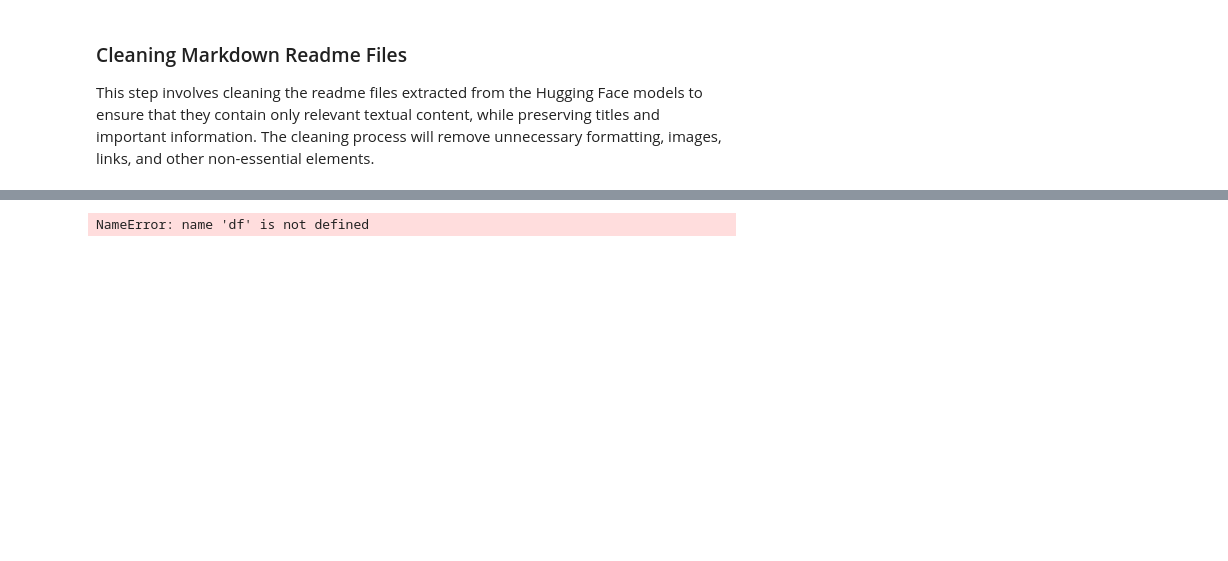
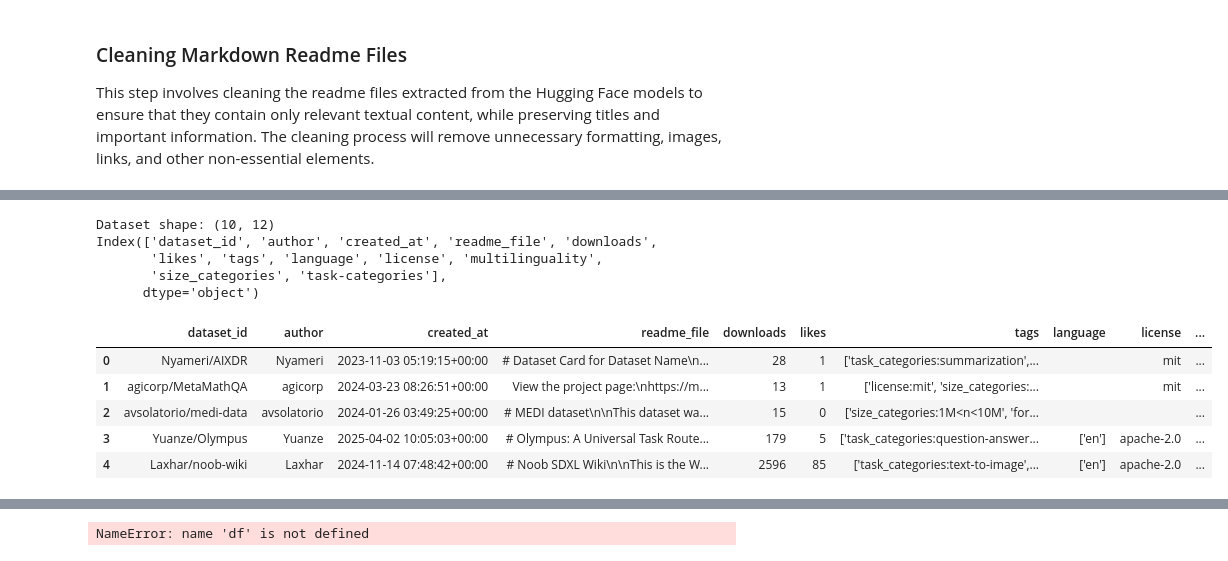
Before and after one commit to DiegoConce/DigitalTwins, a Jupyter notebook: DatasetAcquisition.ipynb, the cells around one changed output, grey strips where cells are left out. Saved outputs shown, nothing was run; the diff lists cells and outputs as text; code cells hidden in the pictures; blank space fills up the shorter version.

```diff
--- a/DatasetAcquisition.ipynb
+++ b/DatasetAcquisition.ipynb
@@ -405,0 +362,25 @@ ImportError: cannot import name 'Automodel' from 'transformers' (C:\Users\Diego\
+# %%
+df = pd.read_csv("Output/datasets_hg_cleaned.csv")
+df = df.sample(30000, random_state=42).reset_index(drop=True)
+print(f"Dataset shape: {df.shape}")
+print(df.columns)
+# %% [output]
+Dataset shape: (10, 12)
+Index(['dataset_id', 'author', 'created_at', 'readme_file', 'downloads',
+       'likes', 'tags', 'language', 'license', 'multilinguality',
+       'size_categories', 'task-categories'],
+      dtype='object')
+# %%
+embedding_model = "jinaai/jina-embeddings-v3"
+
+FIELD_WEIGHTS = {
+    'dataset_id': 0.10,  # High - importance for identification
+    'author': 0.05,  # Lower - less critical for content matching
+    'readme_file': 0.30,  # Highest - contains detailed context
+    'tags': 0.20,  # High - useful for categorization
+    'language': 0.5,  # Medium - important filtering
+    'license': 0.05,  # Lower - important but not for content
+    'multilinguality': 0.03,  # Lower - specific use case
+    'size_categories': 0.02,  # Lower - less relevant for content matching
+    'task-categories': 0.20  # High - useful for categorization
+}
@@ -405,0 +451,10 @@ ImportError: cannot import name 'Automodel' from 'transformers' (C:\Users\Diego\
+# %%
+df.head()
+df.to_csv("Output/datasets_hg_weighted_emb.csv", index=False)
+# %% [output]
+|  | dataset_id | author | created_at | readme_file | downloads | likes | tags | language | license | ... |
+| 0 | Nyameri/AIXDR | Nyameri | 2023-11-03 05:19:15+00:00 | # Dataset Card for Dataset Name\n... | 28 | 1 | ['task_categories:summarization',... |  | mit | ... |
+| 1 | agicorp/MetaMathQA | agicorp | 2024-03-23 08:26:51+00:00 | View the project page:\nhttps://m... | 13 | 1 | ['license:mit', 'size_categories:... |  | mit | ... |
+| 2 | avsolatorio/medi-data | avsolatorio | 2024-01-26 03:49:25+00:00 | # MEDI dataset\n\nThis dataset wa... | 15 | 0 | ['size_categories:1M<n<10M', 'for... |  |  | ... |
+| 3 | Yuanze/Olympus | Yuanze | 2025-04-02 10:05:03+00:00 | # Olympus: A Universal Task Route... | 179 | 5 | ['task_categories:question-answer... | ['en'] | apache-2.0 | ... |
+| 4 | Laxhar/noob-wiki | Laxhar | 2024-11-14 07:48:42+00:00 | # Noob SDXL Wiki\n\nThis is the W... | 2596 | 85 | ['task_categories:text-to-image',... | ['en'] | apache-2.0 | ... |
```
Also changed, not shown: parts of 11 cells of this notebook.
